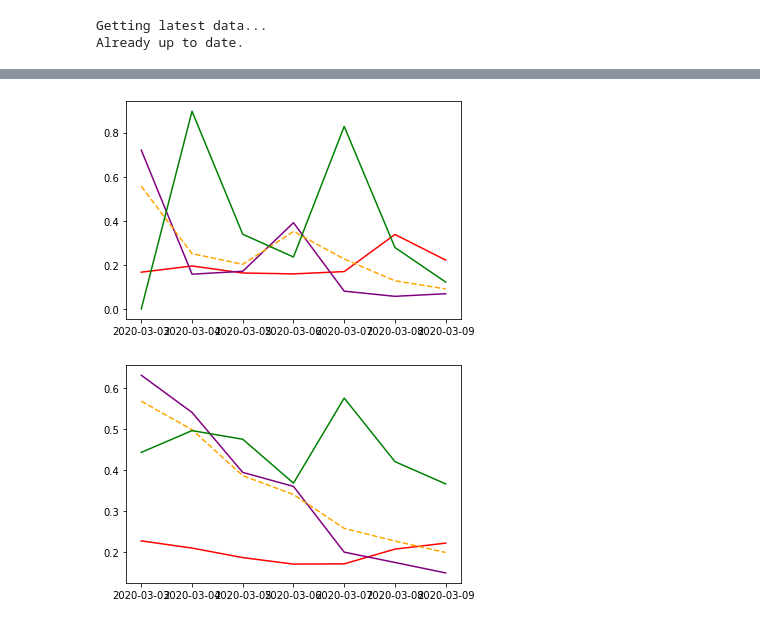
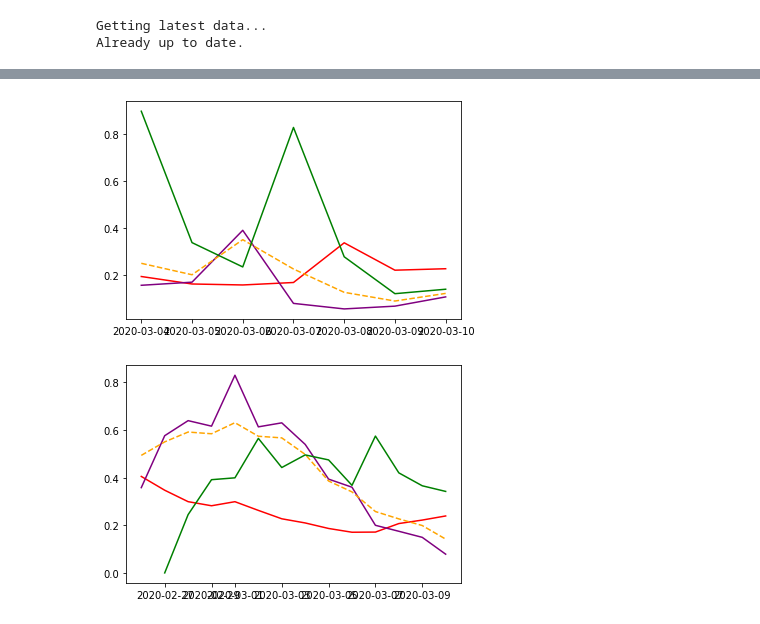
Before and after one commit to Addidy/coronavirus-analysis, a Jupyter notebook: src/Iran.ipynb, the cells around one changed output, grey strips where cells are left out. Saved outputs shown, nothing was run; the diff lists cells and outputs as text; code cells hidden in the pictures.

```diff
--- a/src/Iran.ipynb
+++ b/src/Iran.ipynb
@@ -12,7 +12,7 @@ dl = anlzr.DataDownloader()
 Getting latest data...
 Already up to date.
 # %%
-iran = dl.get_analyzer(include_country_regions=['Iran'])
+iran = dl.get_analyzer(include_country_regions=['Iran (Islamic Republic of)'])
 iran.get_dataframe().tail()
 # %% [output]
 |  | confirmed_total | death_total | recovered_total | current_infected_total | confirmed_change | death_change | ... |
@@ -41,8 +37,8 @@ iran.graph_data(['recovered_total'])
 # %%
 iran.graph_changes_pct(since_x_days_ago=7)
 # %% [output]
-[figure, old version]
+[figure, new version]
 # %%
-iran.graph_changes_pct_avg(since_x_days_ago=7)
+iran.graph_changes_pct_avg(since_x_days_ago=14)
 # %% [output]
-[figure, old version]
+[figure, new version]
```
Also changed, not shown: parts of 5 cells of this notebook, 8 other files.
